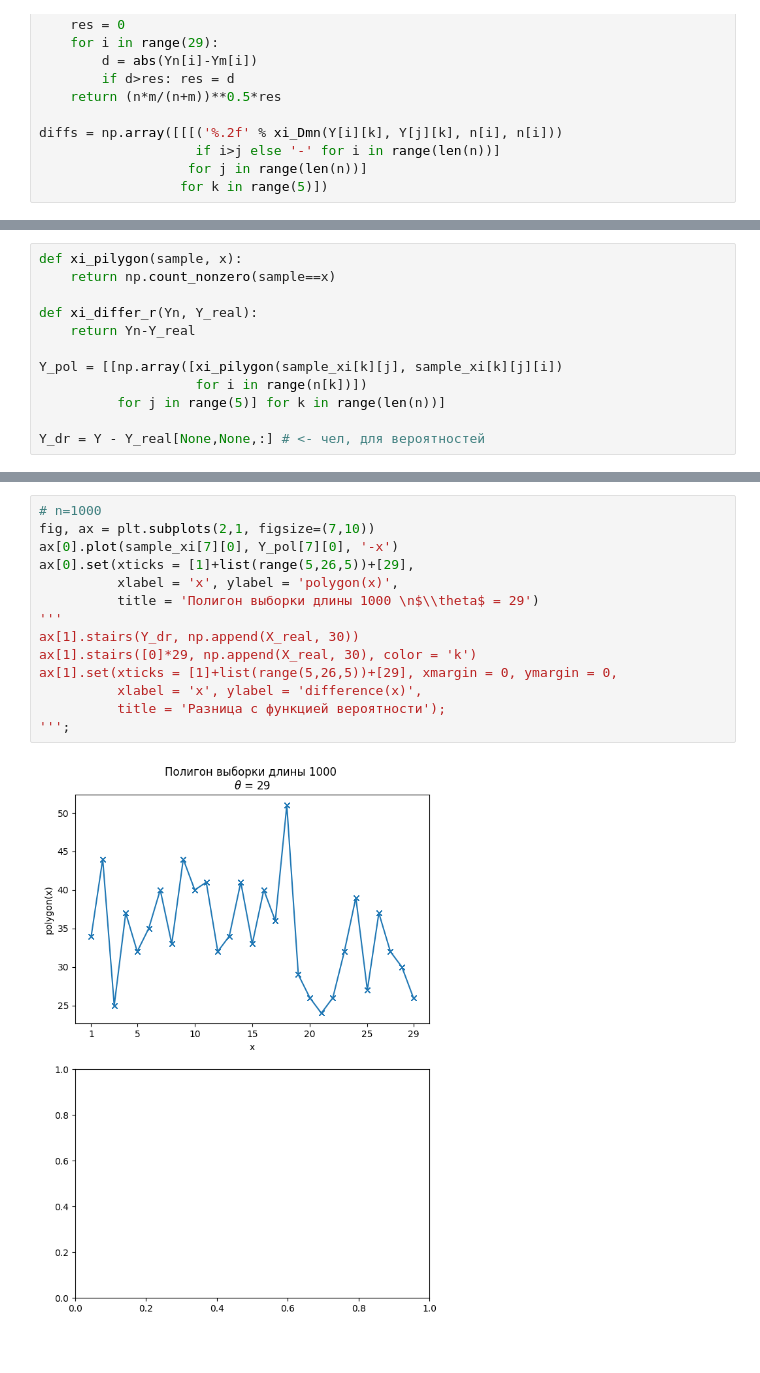
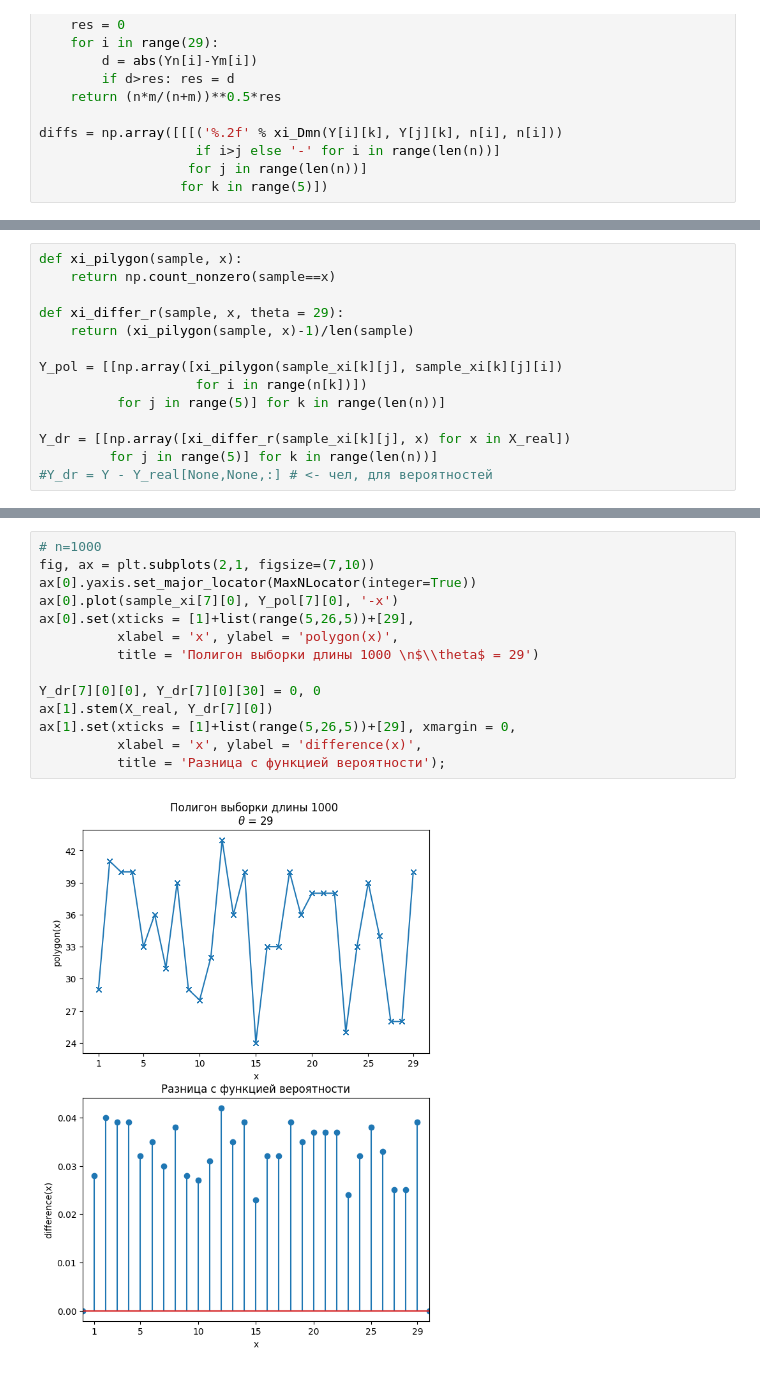
Before and after one commit to TimothyTur/skb201tur-ms-hws, a Jupyter notebook: СКБ201 Тур.ipynb, the cells around one changed output, grey strips where cells are left out. Drawn from its saved outputs; the diff is of its cells as text.

```diff
--- a/СКБ201 Тур.ipynb
+++ b/СКБ201 Тур.ipynb
@@ -251,12 +252,14 @@ ax[1].set_title(r'$D_{m,n}=\sqrt{\frac{nm}{n+m}}\sup_{x\in\mathbb{R}}$'+
 def xi_pilygon(sample, x):
     return np.count_nonzero(sample==x)
 
-def xi_differ_r(Yn, Y_real):
-    return Yn-Y_real
+def xi_differ_r(sample, x, theta = 29):
+    return (xi_pilygon(sample, x)-1)/len(sample)
 
 Y_pol = [[np.array([xi_pilygon(sample_xi[k][j], sample_xi[k][j][i])
                     for i in range(n[k])])
           for j in range(5)] for k in range(len(n))]
 
-Y_dr = Y - Y_real[None,None,:] # <- чел, для вероятностей
+Y_dr = [[np.array([xi_differ_r(sample_xi[k][j], x) for x in X_real])
+         for j in range(5)] for k in range(len(n))]
+#Y_dr = Y - Y_real[None,None,:] # <- чел, для вероятностей
 # %%
@@ -374,16 +386,16 @@ ax[1].set(xticks = [1]+list(range(5,26,5))+[29], xmargin = 0, ymargin = 0,
 # %%
 # n=1000
 fig, ax = plt.subplots(2,1, figsize=(7,10))
+ax[0].yaxis.set_major_locator(MaxNLocator(integer=True))
 ax[0].plot(sample_xi[7][0], Y_pol[7][0], '-x')
 ax[0].set(xticks = [1]+list(range(5,26,5))+[29],
           xlabel = 'x', ylabel = 'polygon(x)',
           title = 'Полигон выборки длины 1000 \n$\\theta$ = 29')
-'''
-ax[1].stairs(Y_dr, np.append(X_real, 30))
-ax[1].stairs([0]*29, np.append(X_real, 30), color = 'k')
-ax[1].set(xticks = [1]+list(range(5,26,5))+[29], xmargin = 0, ymargin = 0,
+
+Y_dr[7][0][0], Y_dr[7][0][30] = 0, 0
+ax[1].stem(X_real, Y_dr[7][0])
+ax[1].set(xticks = [1]+list(range(5,26,5))+[29], xmargin = 0,
           xlabel = 'x', ylabel = 'difference(x)',
           title = 'Разница с функцией вероятности');
-''';
 # %% [output]
-[figure, old version]
+[figure, new version]
```
Also changed, not shown: parts of 23 cells of this notebook, 1 other file.
